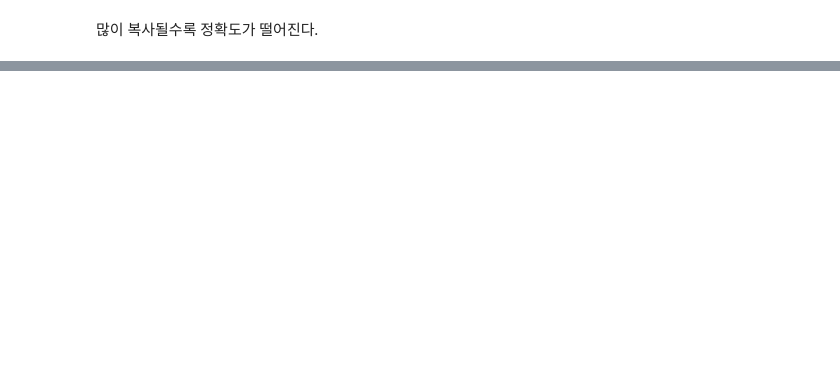
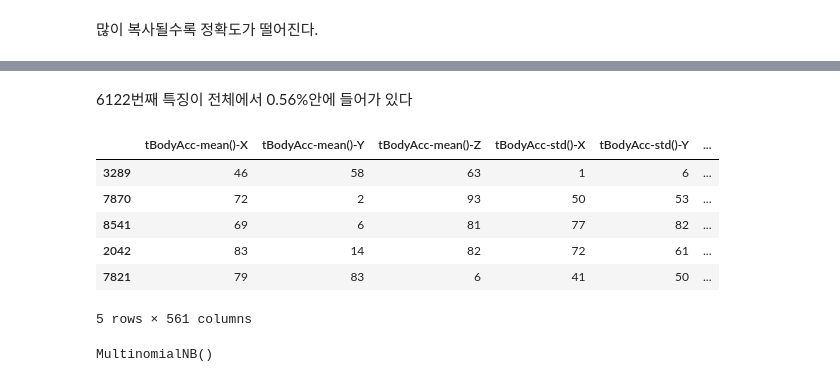
Before and after one commit to jimin-kiim/MachineLearning, a Jupyter notebook: Naive_Bayes_Exercises.ipynb, the cells around one changed output, grey strips where cells are left out. Saved outputs shown, nothing was run; the diff lists cells and outputs as text; code cells hidden in the pictures; blank space fills up the shorter version.

Commit message:
Feat: adding Gaussian Naive bayes, Multinomial Naive bayes

```diff
--- a/Naive_Bayes_Exercises.ipynb
+++ b/Naive_Bayes_Exercises.ipynb
@@ -186,0 +238,20 @@ ax.set(
+# %% [markdown]
+6122번째 특징이 전체에서 0.56%안에 들어가 있다
+# %%
+X_discrete = X_discrete.applymap(lambda r: int(r*100))
+X_discrete.sample(5)
+# %% [output]
+|  | tBodyAcc-mean()-X | tBodyAcc-mean()-Y | tBodyAcc-mean()-Z | tBodyAcc-std()-X | tBodyAcc-std()-Y | ... |
+| 3289 | 46 | 58 | 63 | 1 | 6 | ... |
+| 7870 | 72 | 2 | 93 | 50 | 53 | ... |
+| 8541 | 69 | 6 | 81 | 77 | 82 | ... |
+| 2042 | 83 | 14 | 82 | 72 | 61 | ... |
+| 7821 | 79 | 83 | 6 | 41 | 50 | ... |
+5 rows × 561 columns
+# %%
+Xtrain, Xtest, ytrain, ytest = train_test_split(X_discrete, y)
+
+mnb = MultinomialNB()
+mnb.fit(Xtrain, ytrain)
+# %% [output]
+MultinomialNB()
```
Also changed, not shown: parts of 9 cells of this notebook.
